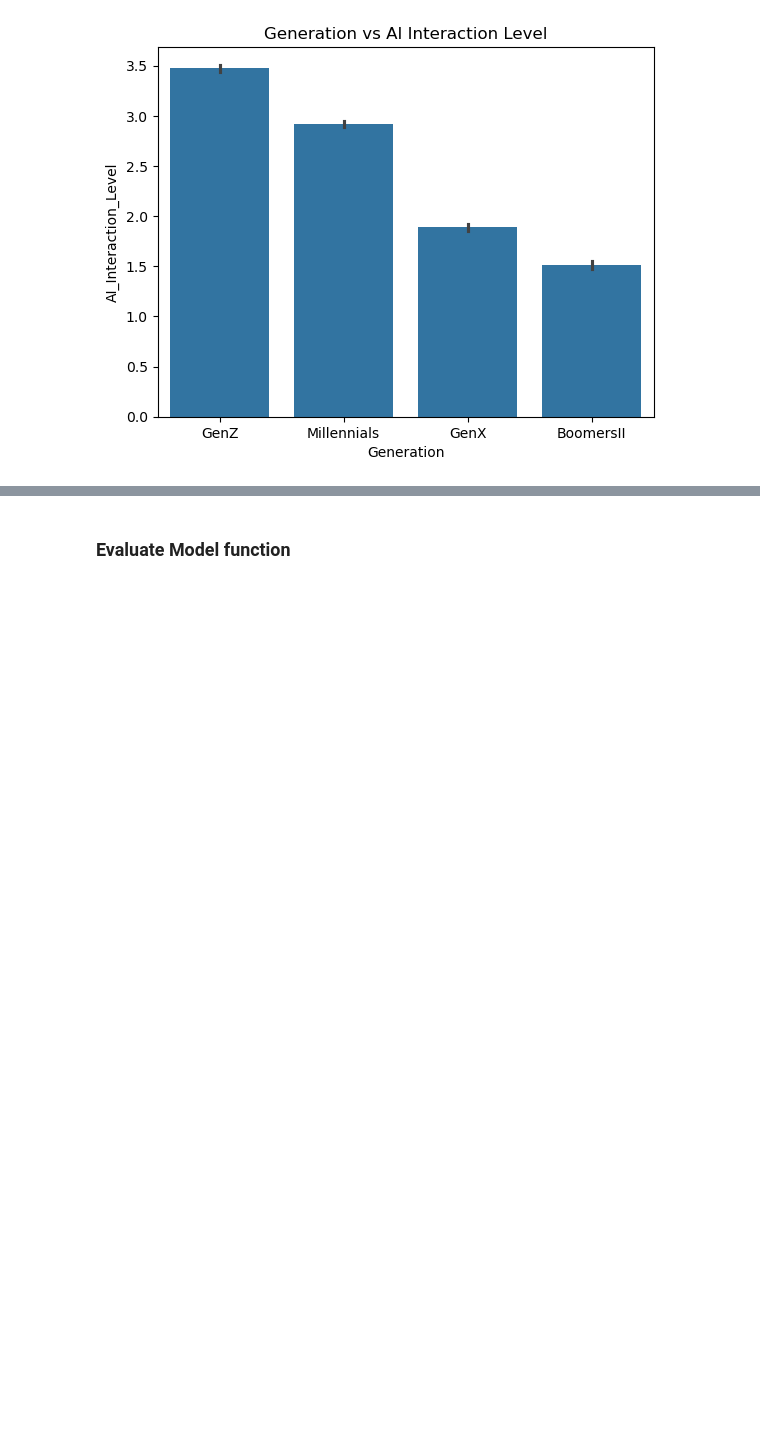
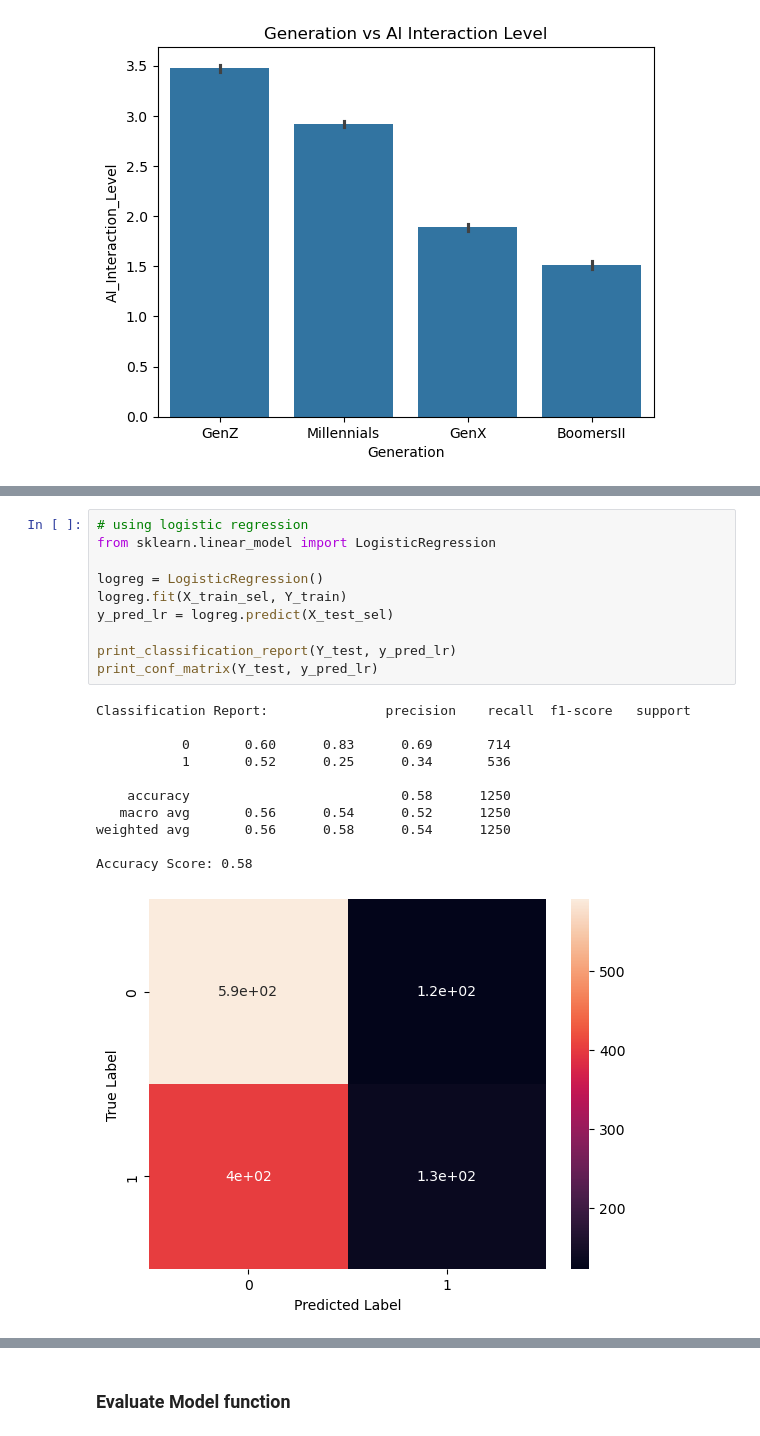
Before and after one commit to alim0118/customer-churn-predictor, a Jupyter notebook: Churn_Predictor.ipynb, the cells around one changed output, grey strips where cells are left out. Saved outputs shown, nothing was run; the diff lists cells and outputs as text; blank space fills up the shorter version.

Commit message:
Initial model eval on SVM, LR

```diff
--- a/Churn_Predictor.ipynb
+++ b/Churn_Predictor.ipynb
@@ -208,0 +271,22 @@ plt.show()
+# %%
+# using logistic regression
+from sklearn.linear_model import LogisticRegression
+
+logreg = LogisticRegression()
+logreg.fit(X_train_sel, Y_train)
+y_pred_lr = logreg.predict(X_test_sel)
+
+print_classification_report(Y_test, y_pred_lr)
+print_conf_matrix(Y_test, y_pred_lr)
+# %% [output]
+Classification Report:               precision    recall  f1-score   support
+
+           0       0.60      0.83      0.69       714
+           1       0.52      0.25      0.34       536
+
+    accuracy                           0.58      1250
+   macro avg       0.56      0.54      0.52      1250
+weighted avg       0.56      0.58      0.54      1250
+
+Accuracy Score: 0.58
+[figure, added]
```
Also changed, not shown: parts of 17 cells of this notebook.
